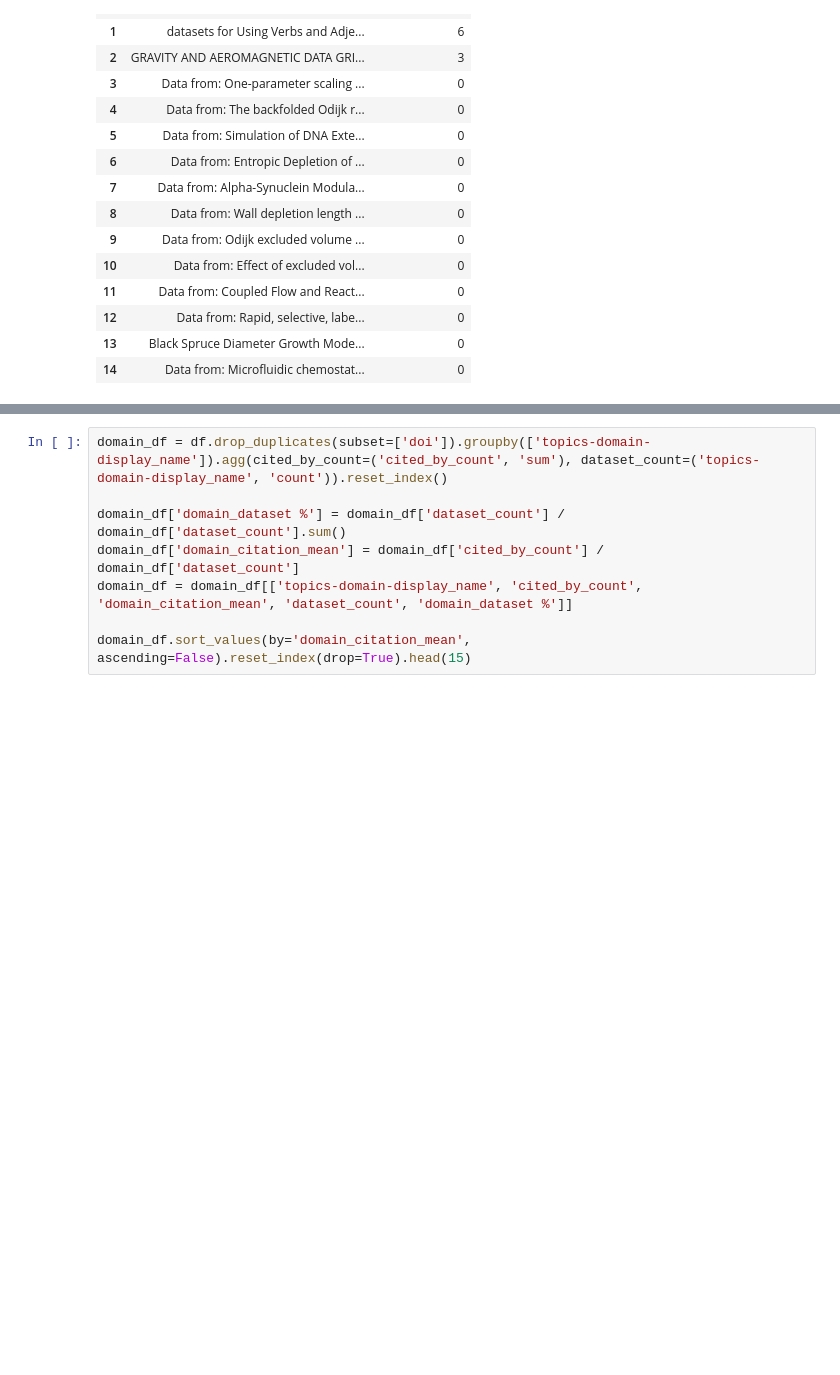
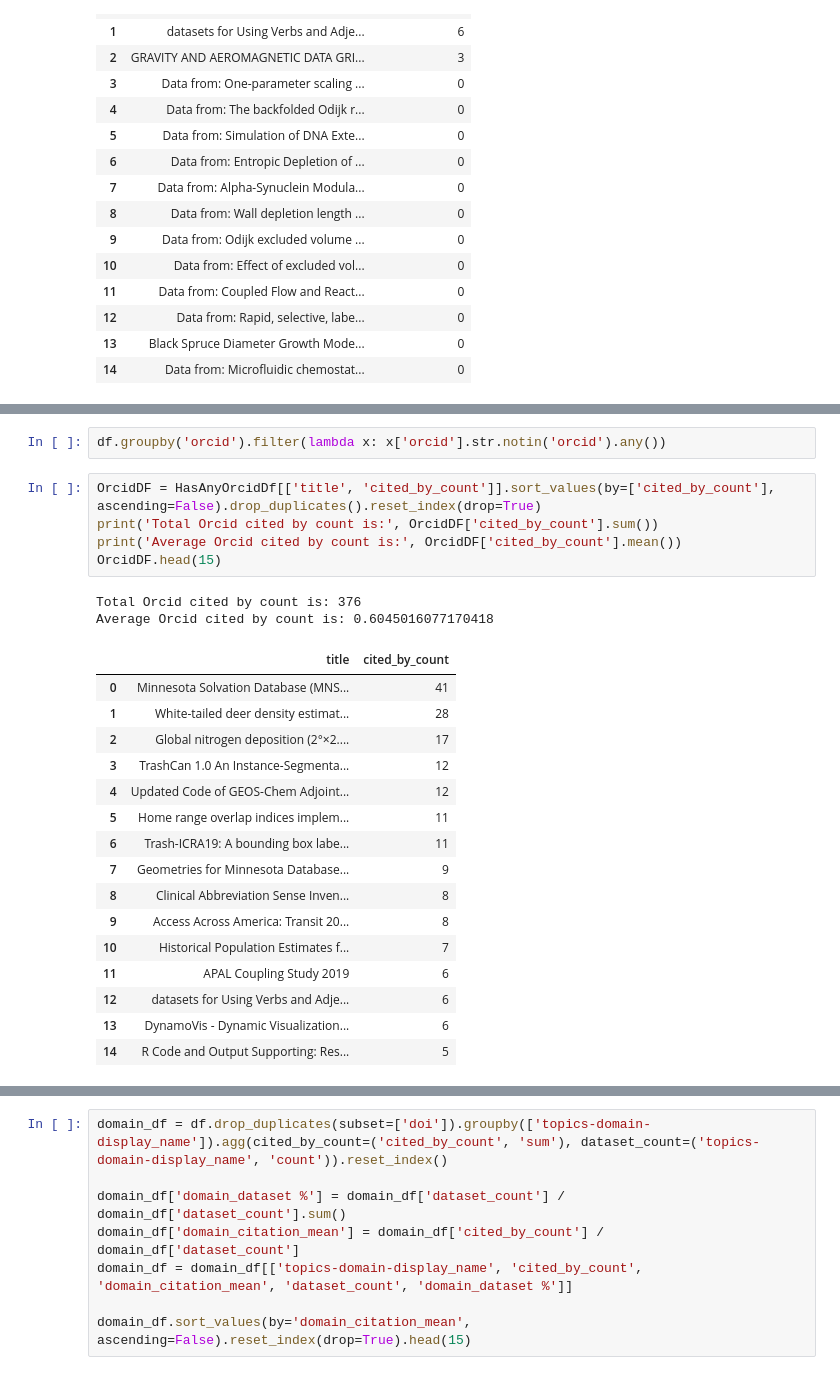
Before and after one commit to senderrr/OpenAlex, a Jupyter notebook: OpenAlexSourceVisuals.ipynb, the cells around one changed output, grey strips where cells are left out. Drawn from its saved outputs; the diff is of its cells as text; blank space fills up the shorter version.

```diff
--- a/OpenAlexSourceVisuals.ipynb
+++ b/OpenAlexSourceVisuals.ipynb
@@ -383,0 +318,26 @@ Average  NaN Ror cited by count is: 0.6132930513595166
+# %%
+df.groupby('orcid').filter(lambda x: x['orcid'].str.notin('orcid').any())
+# %%
+OrcidDF = HasAnyOrcidDf[['title', 'cited_by_count']].sort_values(by=['cited_by_count'], ascending=False).drop_duplicates().reset_index(drop=True)
+print('Total Orcid cited by count is:', OrcidDF['cited_by_count'].sum())
+print('Average Orcid cited by count is:', OrcidDF['cited_by_count'].mean())
+OrcidDF.head(15)
+# %% [output]
+Total Orcid cited by count is: 376
+Average Orcid cited by count is: 0.6045016077170418
+|  | title | cited_by_count |
+| 0 | Minnesota Solvation Database (MNS... | 41 |
+| 1 | White-tailed deer density estimat... | 28 |
+| 2 | Global nitrogen deposition (2°×2.... | 17 |
+| 3 | TrashCan 1.0 An Instance-Segmenta... | 12 |
+| 4 | Updated Code of GEOS-Chem Adjoint... | 12 |
+| 5 | Home range overlap indices implem... | 11 |
+| 6 | Trash-ICRA19: A bounding box labe... | 11 |
+| 7 | Geometries for Minnesota Database... | 9 |
+| 8 | Clinical Abbreviation Sense Inven... | 8 |
+| 9 | Access Across America: Transit 20... | 8 |
+| 10 | Historical Population Estimates f... | 7 |
+| 11 | APAL Coupling Study 2019 | 6 |
+| 12 | datasets for Using Verbs and Adje... | 6 |
+| 13 | DynamoVis - Dynamic Visualization... | 6 |
+| 14 | R Code and Output Supporting: Res... | 5 |
```
Also changed, not shown: parts of 18 cells of this notebook.
